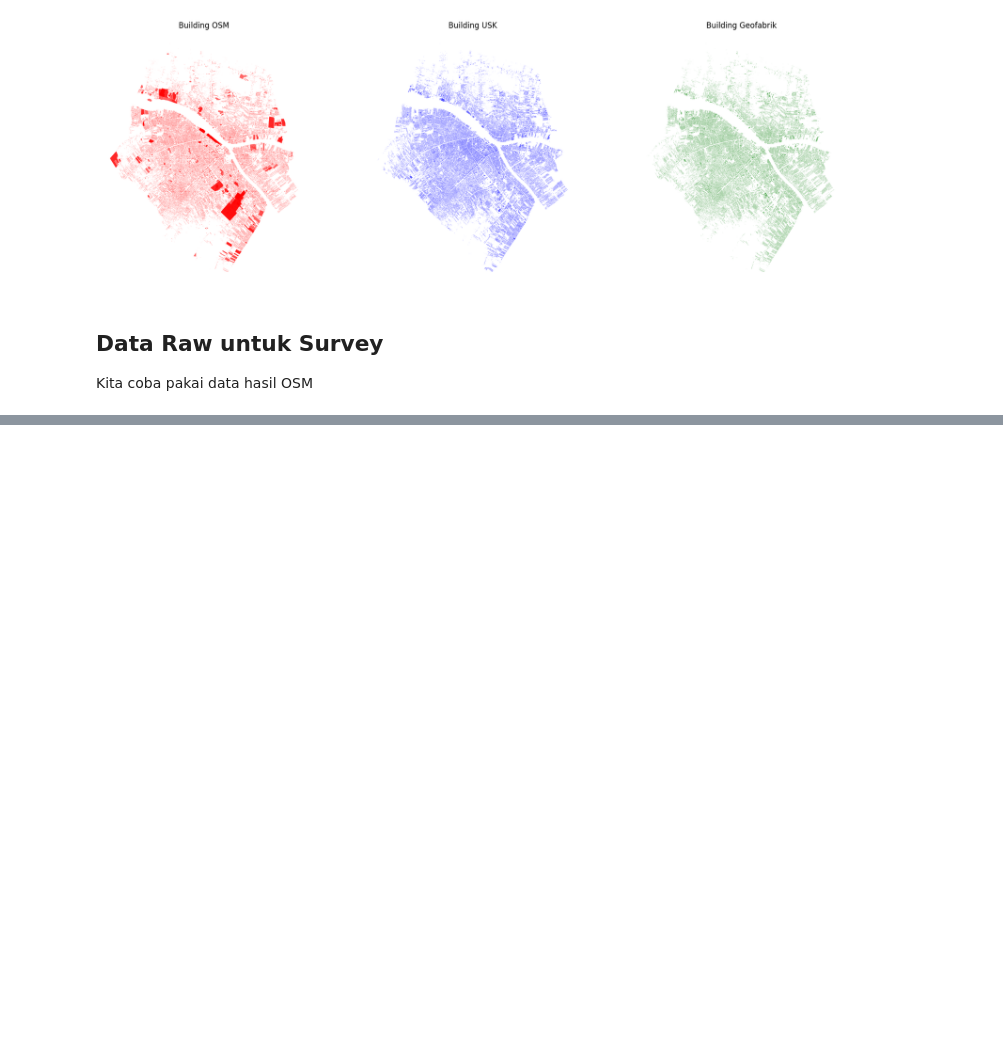
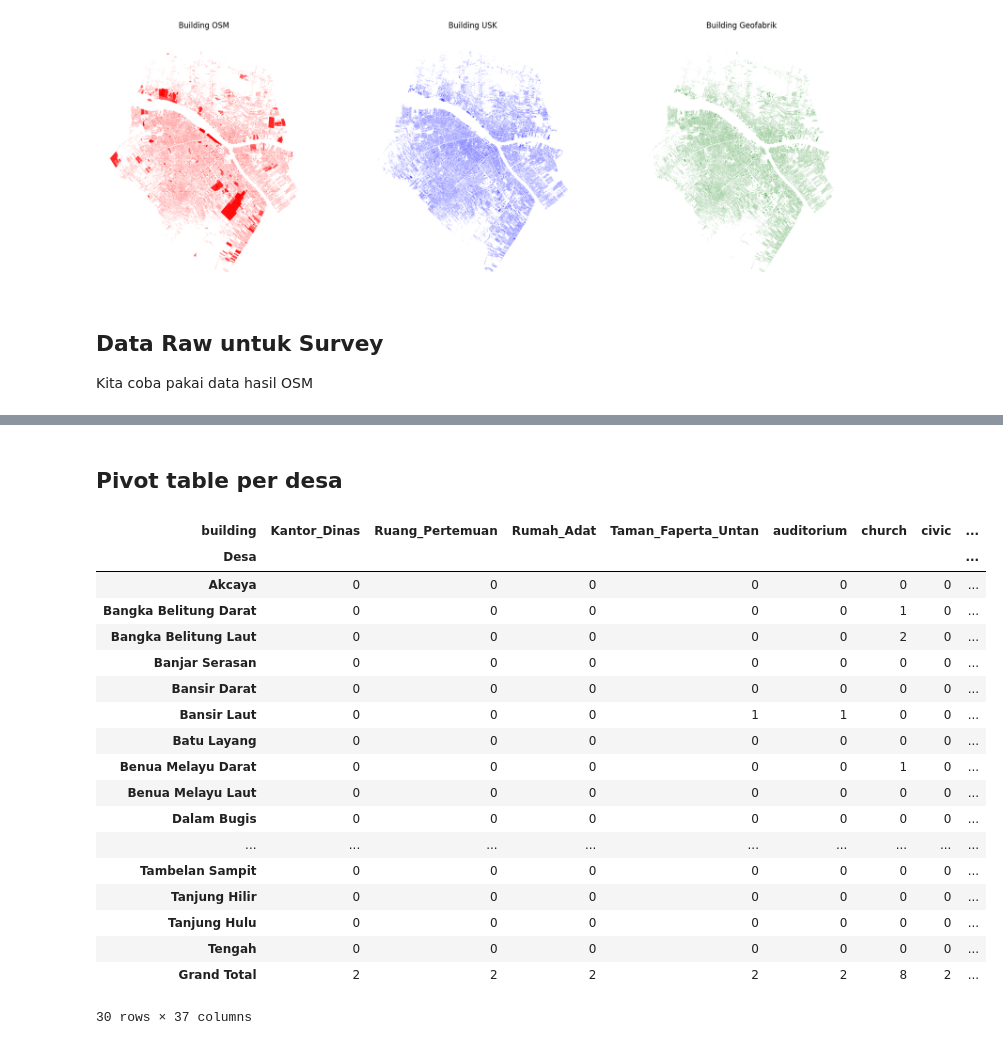
Before and after one commit to alzimna/ara, a Jupyter notebook: Code/ara_team_project.ipynb, the cells around one changed output, grey strips where cells are left out. Cells and saved outputs as stored; diff of their text form; code cells hidden in the pictures; blank space fills up the shorter version.

```diff
--- a/Code/ara_team_project.ipynb
+++ b/Code/ara_team_project.ipynb
@@ -650,0 +834,37 @@ with pd.ExcelWriter("data_raw.xlsx", engine="xlsxwriter") as writer:
+# %% [markdown]
+## Pivot table per desa
+# %%
+pivot_desa = pd.pivot_table(
+    data_raw,
+    index="Desa",
+    columns="building",
+    aggfunc="size",
+    fill_value=0
+)
+
+pivot_desa["Grand Total"] = pivot.sum(axis=1)
+
+
+pivot_desa.loc["Grand Total"] = pivot.sum(axis=0)
+# %%
+pivot_desa
+# %% [output]
+| building | Kantor_Dinas | Ruang_Pertemuan | Rumah_Adat | Taman_Faperta_Untan | auditorium | church | civic | ... |
+| Desa |  |  |  |  |  |  |  | ... |
+| Akcaya | 0 | 0 | 0 | 0 | 0 | 0 | 0 | ... |
+| Bangka Belitung Darat | 0 | 0 | 0 | 0 | 0 | 1 | 0 | ... |
+| Bangka Belitung Laut | 0 | 0 | 0 | 0 | 0 | 2 | 0 | ... |
+| Banjar Serasan | 0 | 0 | 0 | 0 | 0 | 0 | 0 | ... |
+| Bansir Darat | 0 | 0 | 0 | 0 | 0 | 0 | 0 | ... |
+| Bansir Laut | 0 | 0 | 0 | 1 | 1 | 0 | 0 | ... |
+| Batu Layang | 0 | 0 | 0 | 0 | 0 | 0 | 0 | ... |
+| Benua Melayu Darat | 0 | 0 | 0 | 0 | 0 | 1 | 0 | ... |
+| Benua Melayu Laut | 0 | 0 | 0 | 0 | 0 | 0 | 0 | ... |
+| Dalam Bugis | 0 | 0 | 0 | 0 | 0 | 0 | 0 | ... |
+| ... | ... | ... | ... | ... | ... | ... | ... | ... |
+| Tambelan Sampit | 0 | 0 | 0 | 0 | 0 | 0 | 0 | ... |
+| Tanjung Hilir | 0 | 0 | 0 | 0 | 0 | 0 | 0 | ... |
+| Tanjung Hulu | 0 | 0 | 0 | 0 | 0 | 0 | 0 | ... |
+| Tengah | 0 | 0 | 0 | 0 | 0 | 0 | 0 | ... |
+| Grand Total | 2 | 2 | 2 | 2 | 2 | 8 | 2 | ... |
+30 rows × 37 columns
```
Also changed, not shown: parts of 23 cells of this notebook.
